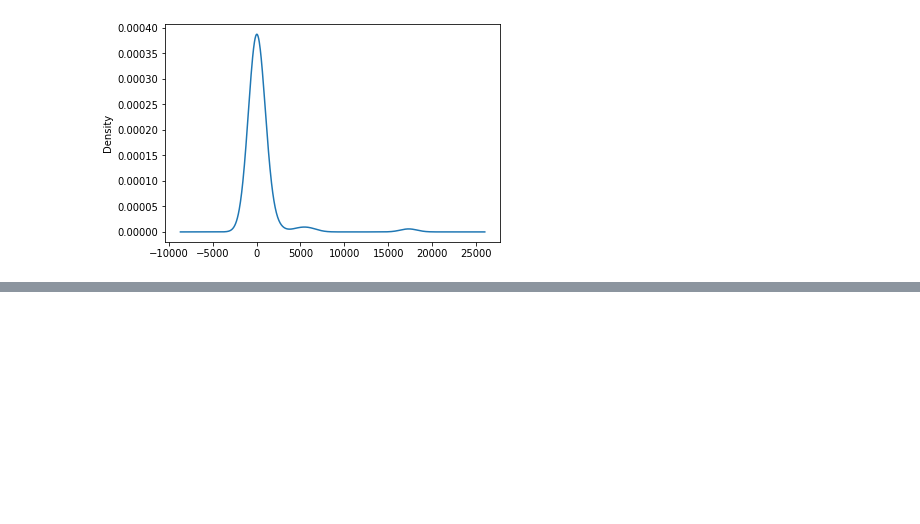
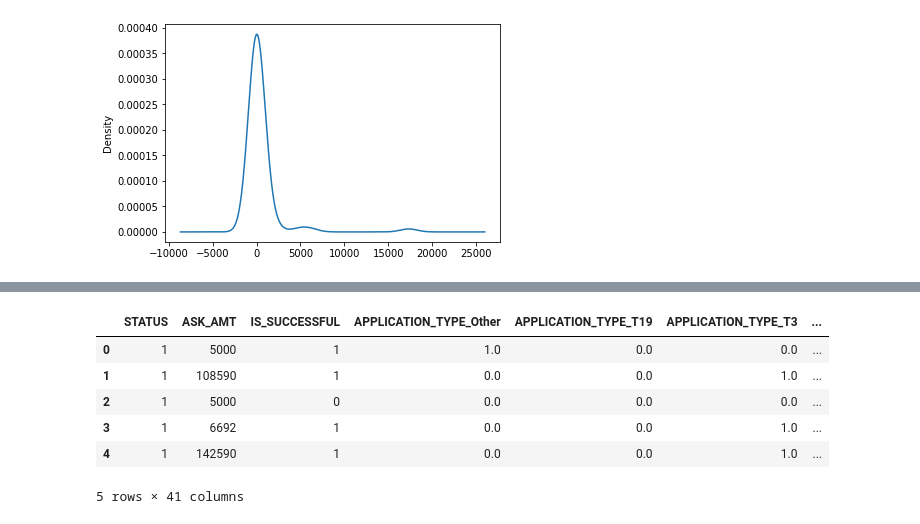
Before and after one commit to BiancaTaisePommerening/Neural_Network_Charity_Analysis, a Jupyter notebook: AlphabetSoupCharity_Optimzation.ipynb, the cells around one changed output, grey strips where cells are left out. Cells and saved outputs as stored; diff of their text form; code cells hidden in the pictures; blank space fills up the shorter version.

Commit message:
created a OneHotEnconded instance and dataframe, and merged the two dataframes together.

```diff
--- a/AlphabetSoupCharity_Optimzation.ipynb
+++ b/AlphabetSoupCharity_Optimzation.ipynb
@@ -118,7 +118,7 @@ classification_counts.plot.density()
 [figure]
 # %%
 # Determine which values to replace if counts are less than 2500
-replace_class = list(classification_counts[classification_counts < 1500].index)
+replace_class = list(classification_counts[classification_counts < 2000].index)
 
 # Replace in dataframe
 for cls in replace_class:
@@ -128,0 +135,4 @@ new_application_df.CLASSIFICATION.value_counts()
+# %%
+# Generate our categorical variable lists
+charity_cat = new_application_df.dtypes[new_application_df.dtypes == "object"].index.tolist()
+charity_cat
@@ -128,0 +147,10 @@ new_application_df.CLASSIFICATION.value_counts()
+# %%
+# Create a OneHotEncoder instance
+enc = OneHotEncoder(sparse=False)
+
+# Fit and transform the OneHotEncoder using the categorical variable list
+encode_df = pd.DataFrame(enc.fit_transform(new_application_df[charity_cat]))
+
+# Add the encoded variable names to the dataframe
+encode_df.columns = enc.get_feature_names(charity_cat)
+encode_df.head()
@@ -128,0 +165,13 @@ new_application_df.CLASSIFICATION.value_counts()
+# %%
+# Merge one-hot encoded features and drop the originals
+new_application_df = new_application_df.merge(encode_df,left_index=True, right_index=True)
+new_application_df = new_application_df.drop(charity_cat,1)
+new_application_df.head()
+# %% [output]
+|  | STATUS | ASK_AMT | IS_SUCCESSFUL | APPLICATION_TYPE_Other | APPLICATION_TYPE_T19 | APPLICATION_TYPE_T3 | ... |
+| 0 | 1 | 5000 | 1 | 1.0 | 0.0 | 0.0 | ... |
+| 1 | 1 | 108590 | 1 | 0.0 | 0.0 | 1.0 | ... |
+| 2 | 1 | 5000 | 0 | 0.0 | 0.0 | 0.0 | ... |
+| 3 | 1 | 6692 | 1 | 0.0 | 0.0 | 1.0 | ... |
+| 4 | 1 | 142590 | 1 | 0.0 | 0.0 | 1.0 | ... |
+5 rows × 41 columns
```
Also changed, not shown: parts of 3 cells of this notebook.
